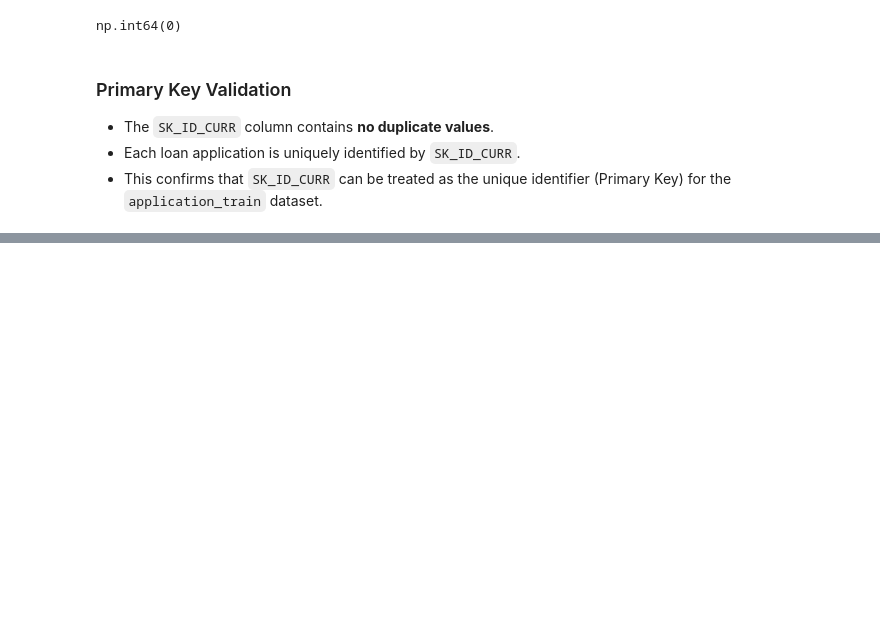
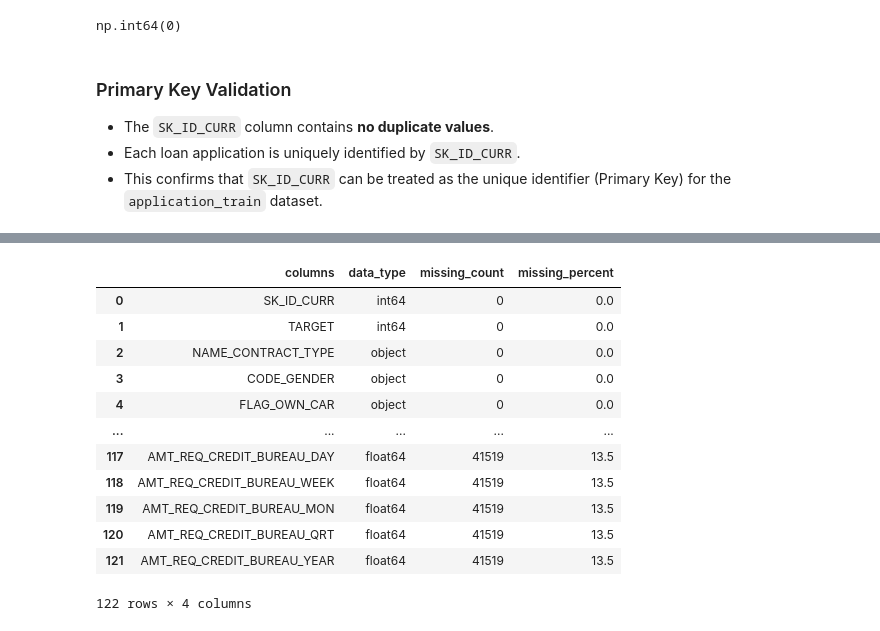
Before and after one commit to Roxy099/data_science_project, a Jupyter notebook: notebooks/01_data_understanding.ipynb, the cells around one changed output, grey strips where cells are left out. Saved outputs shown, nothing was run; the diff lists cells and outputs as text; code cells hidden in the pictures; blank space fills up the shorter version.

Commit message:
updated the data dictionary part1

```diff
--- a/notebooks/01_data_understanding.ipynb
+++ b/notebooks/01_data_understanding.ipynb
@@ -623,0 +997,4 @@ np.int64(0)
+# %%
+data_dictionary=pd.DataFrame({'columns':application_train_csv.columns,
+                              'data_type':application_train_csv.dtypes.astype(str).values})
+data_dictionary
@@ -623,0 +1015,18 @@ np.int64(0)
+# %%
+data_dictionary['missing_count']=application_train_csv.isnull().sum().values
+data_dictionary['missing_percent']=(data_dictionary['missing_count']/len(application_train_csv)*100).round(2)
+data_dictionary
+# %% [output]
+|  | columns | data_type | missing_count | missing_percent |
+| 0 | SK_ID_CURR | int64 | 0 | 0.0 |
+| 1 | TARGET | int64 | 0 | 0.0 |
+| 2 | NAME_CONTRACT_TYPE | object | 0 | 0.0 |
+| 3 | CODE_GENDER | object | 0 | 0.0 |
+| 4 | FLAG_OWN_CAR | object | 0 | 0.0 |
+| ... | ... | ... | ... | ... |
+| 117 | AMT_REQ_CREDIT_BUREAU_DAY | float64 | 41519 | 13.5 |
+| 118 | AMT_REQ_CREDIT_BUREAU_WEEK | float64 | 41519 | 13.5 |
+| 119 | AMT_REQ_CREDIT_BUREAU_MON | float64 | 41519 | 13.5 |
+| 120 | AMT_REQ_CREDIT_BUREAU_QRT | float64 | 41519 | 13.5 |
+| 121 | AMT_REQ_CREDIT_BUREAU_YEAR | float64 | 41519 | 13.5 |
+122 rows × 4 columns
```
Also changed, not shown: parts of 30 cells of this notebook, 2 other files.
